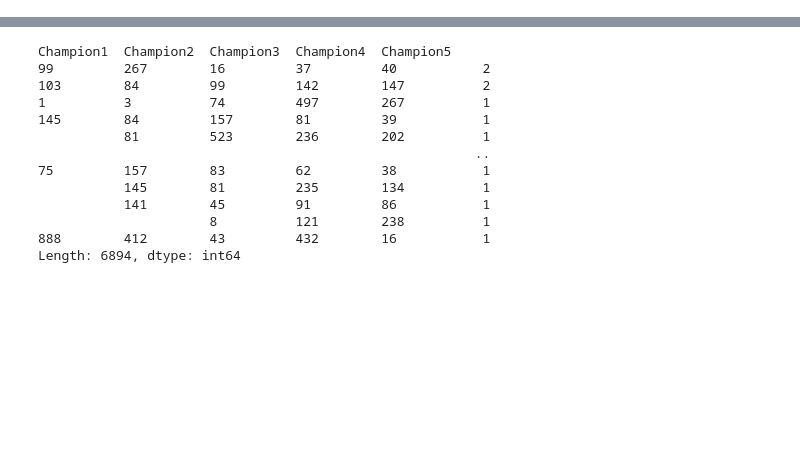
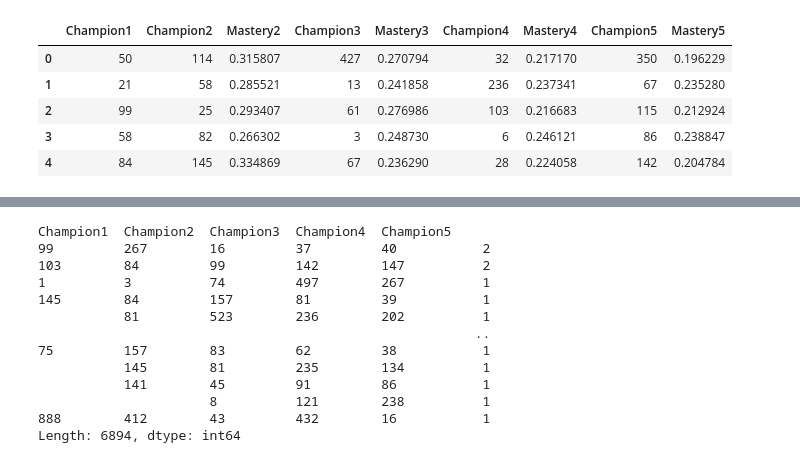
Before and after one commit to Ethan-Shapiro/Tiger-Graph-LoL-Champion-Recommender, a Jupyter notebook: data_prep.ipynb, the cells around one changed output, grey strips where cells are left out. Cells and saved outputs as stored; diff of their text form; code cells hidden in the pictures; blank space fills up the shorter version.

```diff
--- a/data_prep.ipynb
+++ b/data_prep.ipynb
@@ -74,0 +81,13 @@ memory usage: 121.2 KB
+# %%
+na_combined[['Mastery2', 'Mastery3', 'Mastery4', 'Mastery5']] = na_combined[['Mastery2', 'Mastery3', 'Mastery4', 'Mastery5']].div(na_combined[['Mastery2', 'Mastery3', 'Mastery4', 'Mastery5']].sum(axis=1), axis=0)
+# %%
+# Don't need the first champion's mastery
+na_combined = na_combined.drop(['Mastery1'], axis=1)
+na_combined.head()
+# %% [output]
+|  | Champion1 | Champion2 | Mastery2 | Champion3 | Mastery3 | Champion4 | Mastery4 | Champion5 | Mastery5 |
+| 0 | 50 | 114 | 0.315807 | 427 | 0.270794 | 32 | 0.217170 | 350 | 0.196229 |
+| 1 | 21 | 58 | 0.285521 | 13 | 0.241858 | 236 | 0.237341 | 67 | 0.235280 |
+| 2 | 99 | 25 | 0.293407 | 61 | 0.276986 | 103 | 0.216683 | 115 | 0.212924 |
+| 3 | 58 | 82 | 0.266302 | 3 | 0.248730 | 6 | 0.246121 | 86 | 0.238847 |
+| 4 | 84 | 145 | 0.334869 | 67 | 0.236290 | 28 | 0.224058 | 142 | 0.204784 |
```
Also changed, not shown: parts of 31 cells of this notebook, 36 other files.
